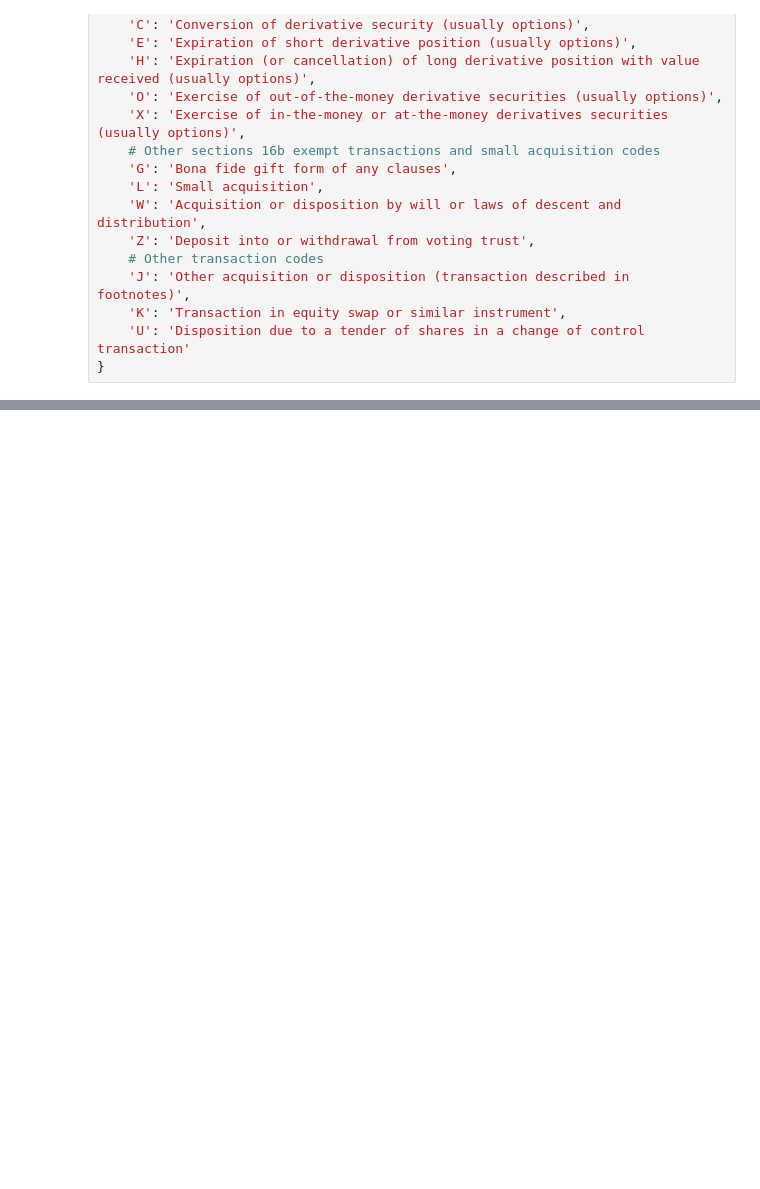
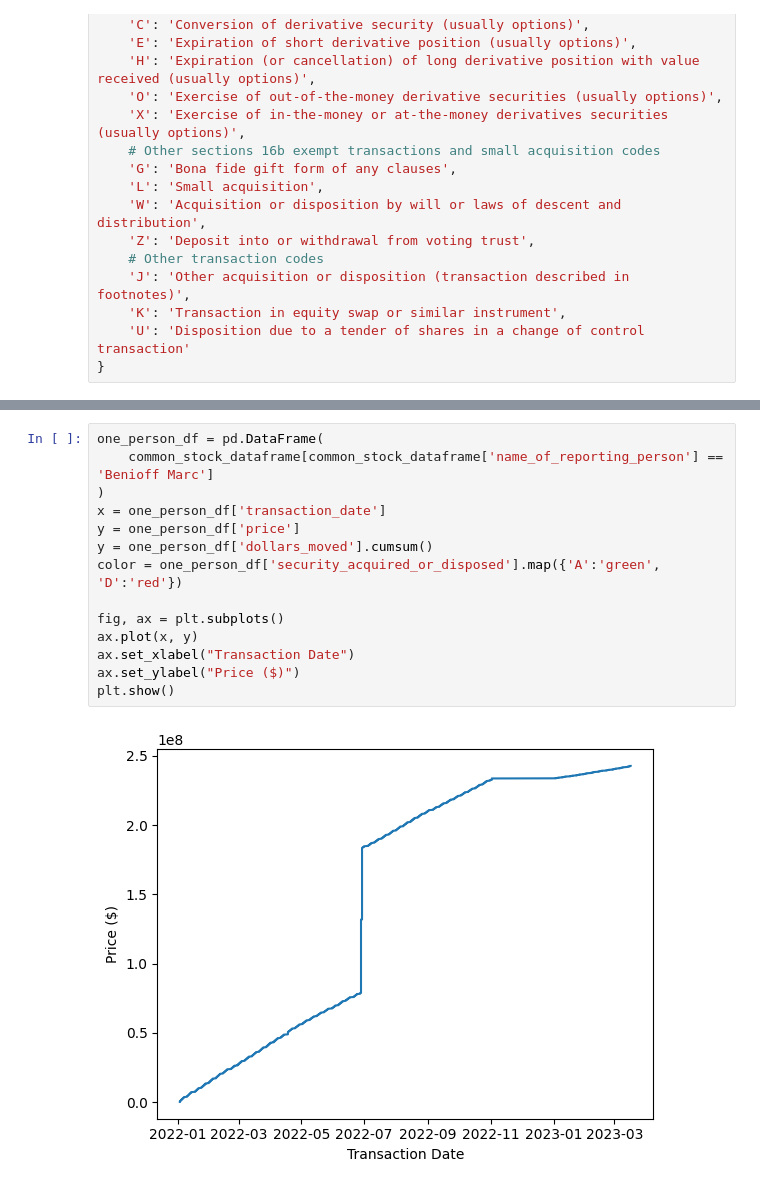
Before and after one commit to khalidelassaad/sec-jupyter, a Jupyter notebook: sec-api.ipynb, the cells around one changed output, grey strips where cells are left out. Saved outputs shown, nothing was run; the diff lists cells and outputs as text; blank space fills up the shorter version.

```diff
--- a/sec-api.ipynb
+++ b/sec-api.ipynb
@@ -602,0 +612,16 @@ transaction_code_dict = {
+# %%
+one_person_df = pd.DataFrame(
+    common_stock_dataframe[common_stock_dataframe['name_of_reporting_person'] == 'Benioff Marc']
+)
+x = one_person_df['transaction_date']
+y = one_person_df['price']
+y = one_person_df['dollars_moved'].cumsum()
+color = one_person_df['security_acquired_or_disposed'].map({'A':'green', 'D':'red'})
+
+fig, ax = plt.subplots()
+ax.plot(x, y)
+ax.set_xlabel("Transaction Date")
+ax.set_ylabel("Price ($)")
+plt.show()
+# %% [output]
+[figure, added]
```
Also changed, not shown: parts of 7 cells of this notebook.
